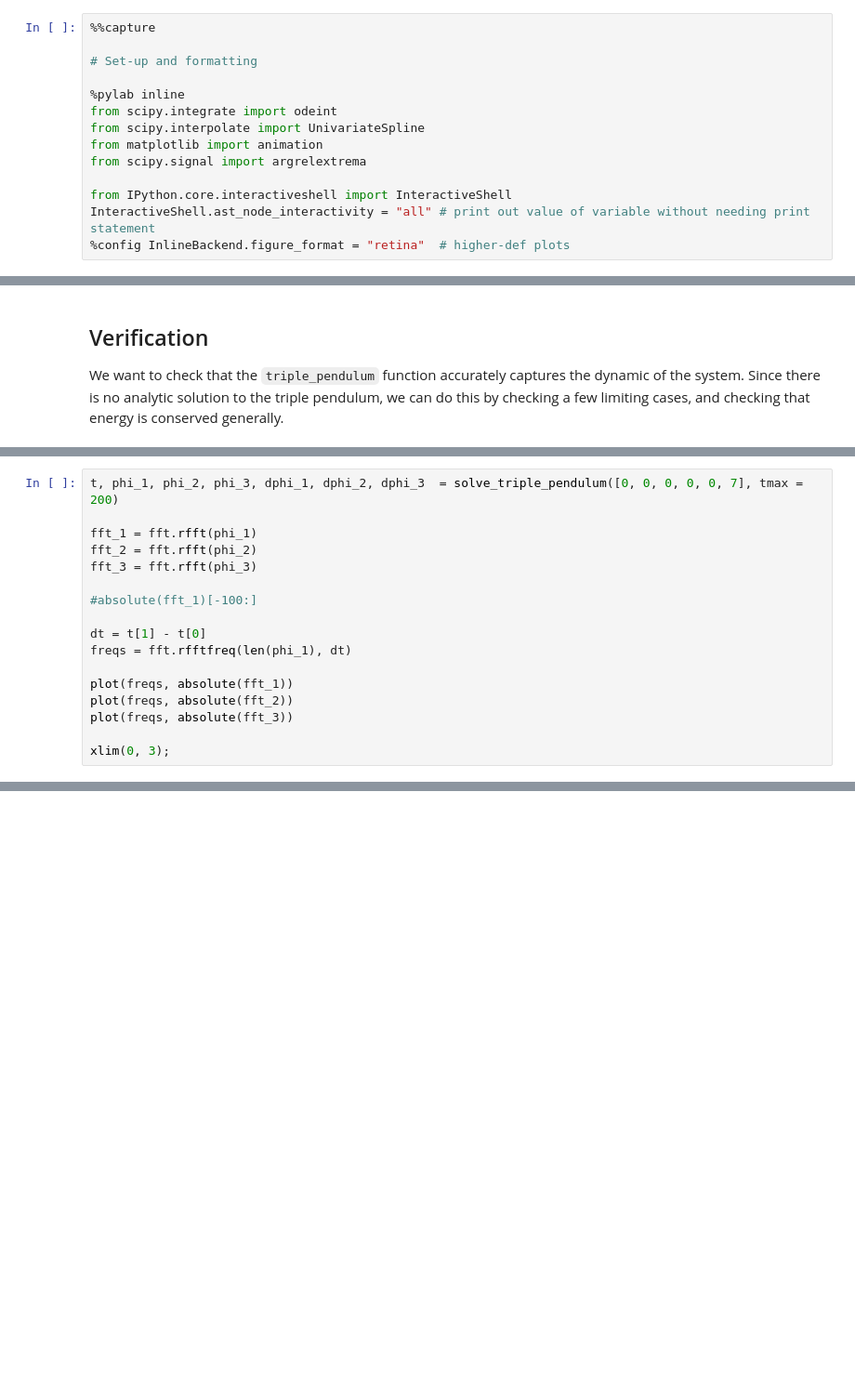
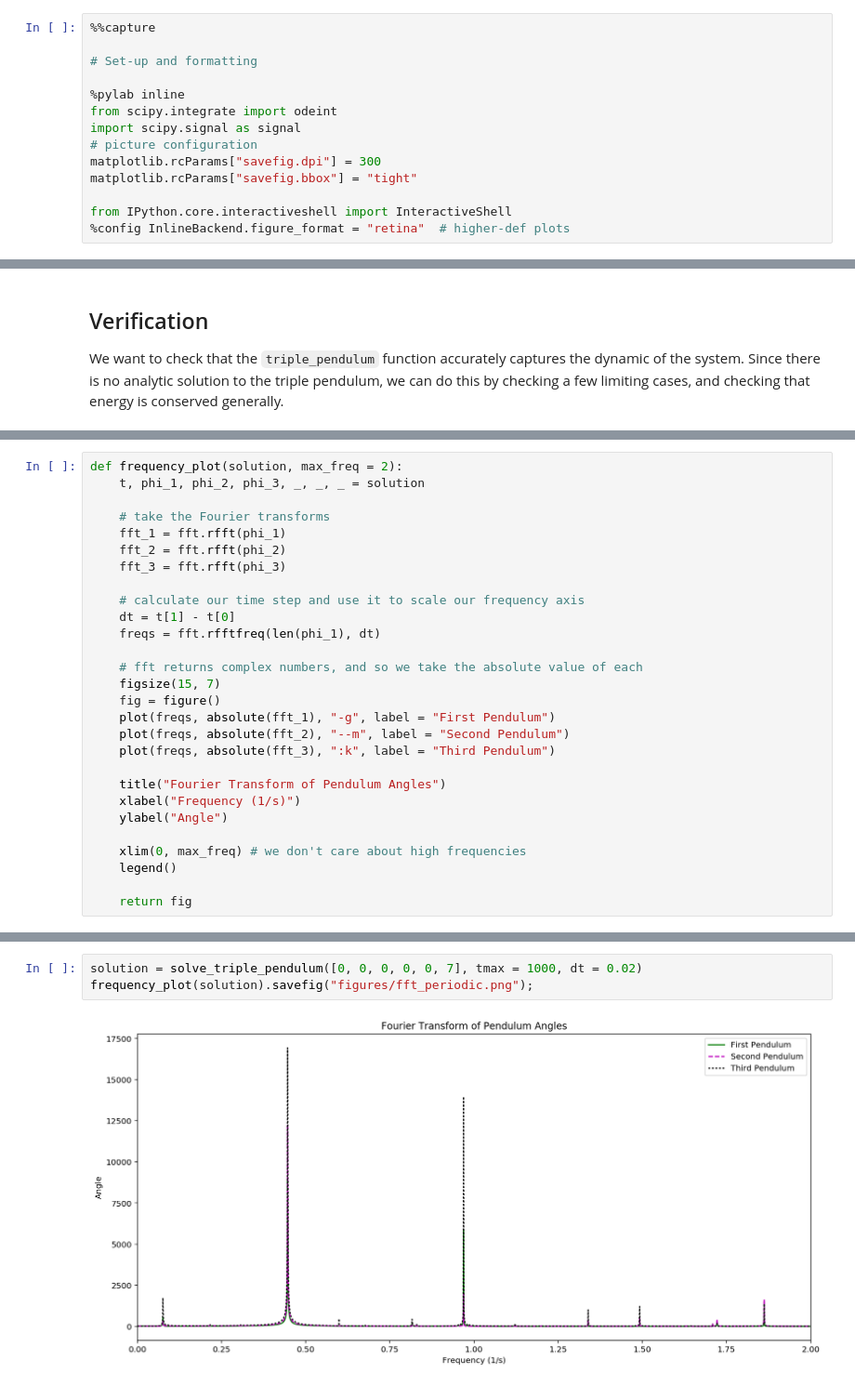
Before and after one commit to CoryMcCartan/triple-pendulum, a Jupyter notebook: workbook.ipynb, the cells around one changed output, grey strips where cells are left out. Shown at 93% size. Cells and saved outputs as stored; diff of their text form; blank space fills up the shorter version.

```diff
--- a/workbook.ipynb
+++ b/workbook.ipynb
@@ -37,12 +37,12 @@
 
 %pylab inline
 from scipy.integrate import odeint
-from scipy.interpolate import UnivariateSpline
-from matplotlib import animation
-from scipy.signal import argrelextrema
+import scipy.signal as signal
+# picture configuration
+matplotlib.rcParams["savefig.dpi"] = 300
+matplotlib.rcParams["savefig.bbox"] = "tight"
 
 from IPython.core.interactiveshell import InteractiveShell
-InteractiveShell.ast_node_interactivity = "all" # print out value of variable without needing print statement
 %config InlineBackend.figure_format = "retina"  # higher-def plots
 # %% [markdown]
 ## Setup
@@ -253,17 +271,28 @@ We can confirm that the solution for $\dot\phi_3(0)=7$ is periodic by looking at
 # %%
-t, phi_1, phi_2, phi_3, dphi_1, dphi_2, dphi_3  = solve_triple_pendulum([0, 0, 0, 0, 0, 7], tmax = 200)
+def frequency_plot(solution, max_freq = 2):
+    t, phi_1, phi_2, phi_3, _, _, _ = solution
 
-fft_1 = fft.rfft(phi_1)
-fft_2 = fft.rfft(phi_2)
-fft_3 = fft.rfft(phi_3)
+    # take the Fourier transforms
+    fft_1 = fft.rfft(phi_1)
+    fft_2 = fft.rfft(phi_2)
+    fft_3 = fft.rfft(phi_3)
 
-#absolute(fft_1)[-100:]
+    # calculate our time step and use it to scale our frequency axis
+    dt = t[1] - t[0]
+    freqs = fft.rfftfreq(len(phi_1), dt)
 
-dt = t[1] - t[0]
-freqs = fft.rfftfreq(len(phi_1), dt)
+    # fft returns complex numbers, and so we take the absolute value of each
+    figsize(15, 7)
+    fig = figure()
+    plot(freqs, absolute(fft_1), "-g", label = "First Pendulum")
+    plot(freqs, absolute(fft_2), "--m", label = "Second Pendulum")
+    plot(freqs, absolute(fft_3), ":k", label = "Third Pendulum")
 
-plot(freqs, absolute(fft_1))
-plot(freqs, absolute(fft_2))
-plot(freqs, absolute(fft_3))
+    title("Fourier Transform of Pendulum Angles")
+    xlabel("Frequency (1/s)")
+    ylabel("Angle")
 
-xlim(0, 3);
+    xlim(0, max_freq) # we don't care about high frequencies
+    legend()
+
+    return fig
@@ -355,0 +299,5 @@ here
+# %%
+solution = solve_triple_pendulum([0, 0, 0, 0, 0, 7], tmax = 1000, dt = 0.02)
+frequency_plot(solution).savefig("figures/fft_periodic.png");
+# %% [output]
+[figure, added]
```
Also changed, not shown: parts of 24 cells of this notebook, 11 other files.
